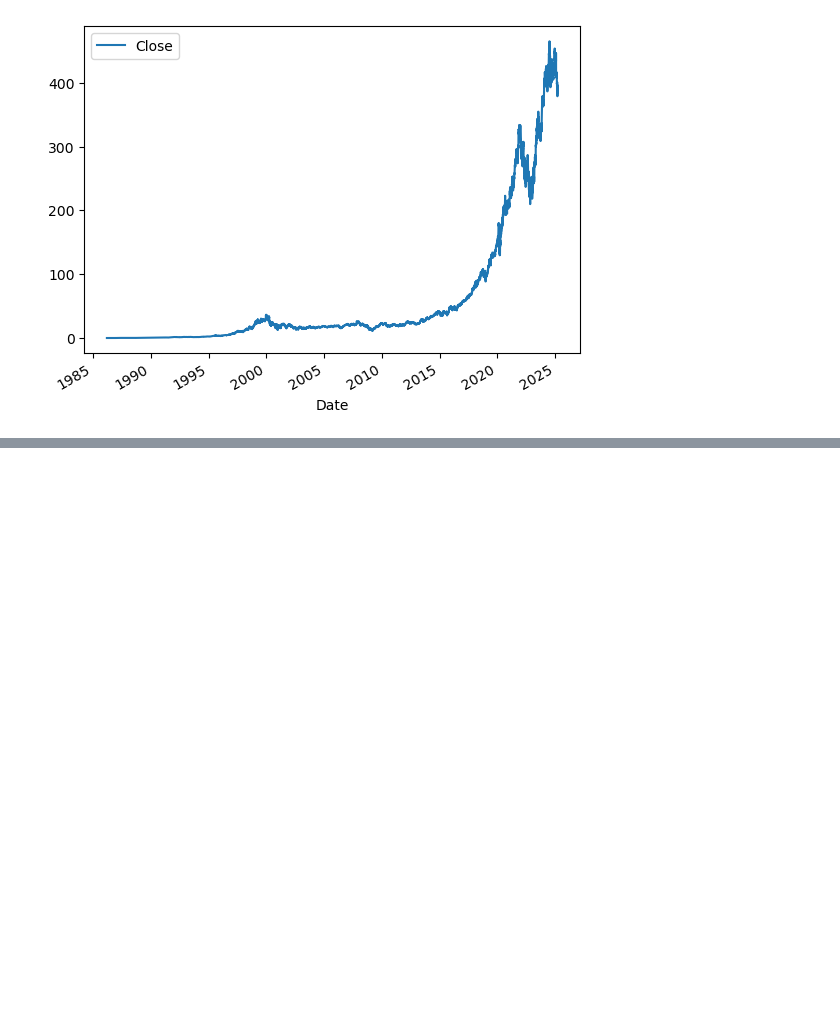
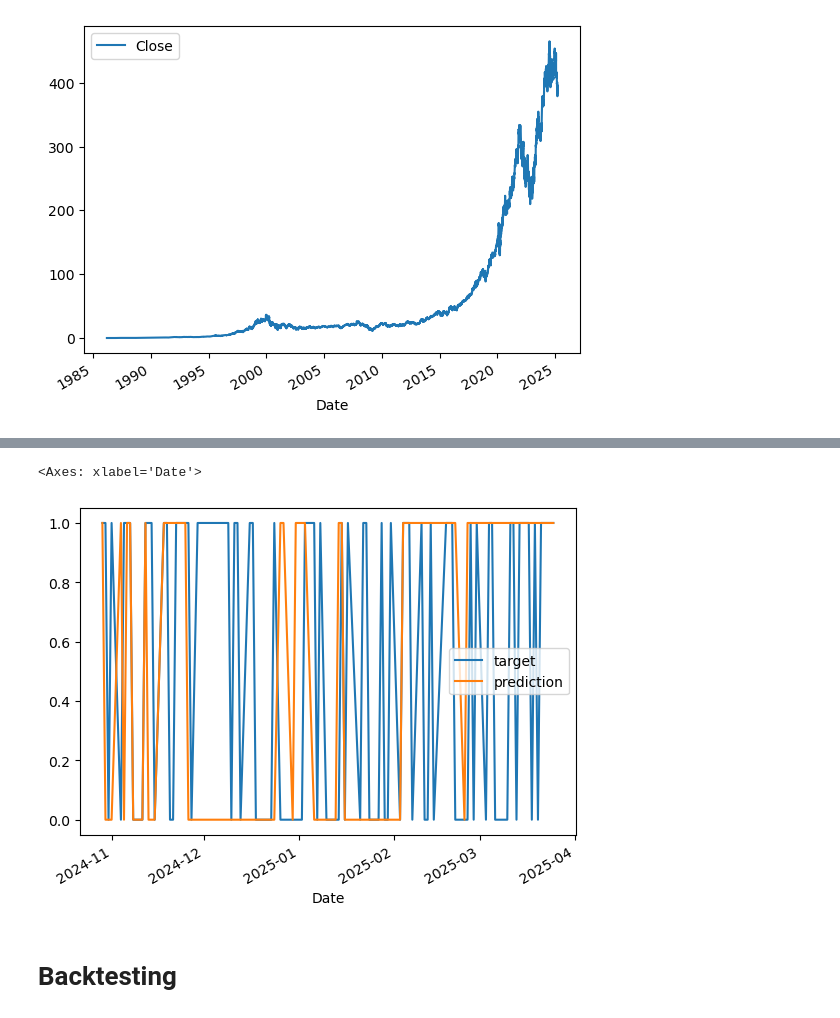
Before and after one commit to maddalenabin/ML-learning, a Jupyter notebook: 71-stocks-random-forest.ipynb, the cells around one changed output, grey strips where cells are left out. Cells and saved outputs as stored; diff of their text form; code cells hidden in the pictures; blank space fills up the shorter version.

```diff
--- a/71-stocks-random-forest.ipynb
+++ b/71-stocks-random-forest.ipynb
@@ -82,0 +182,3 @@ msft_hist.plot.line(y='Close', use_index=True)
+# %%
+# fit the model
+model.fit(train[predictors], train["Target"])
@@ -82,0 +193,2 @@ msft_hist.plot.line(y='Close', use_index=True)
+# %%
+preds = model.predict(test[predictors])
@@ -82,0 +204,2 @@ msft_hist.plot.line(y='Close', use_index=True)
+# %%
+preds = pd.Series(preds, index=test.index)
@@ -82,0 +229,2 @@ msft_hist.plot.line(y='Close', use_index=True)
+# %%
+combined = pd.concat({'target': test['Target'], 'prediction': preds}, axis=1)
@@ -82,0 +248,7 @@ msft_hist.plot.line(y='Close', use_index=True)
+# %%
+combined.plot()
+# %% [output]
+<Axes: xlabel='Date'>
+[figure, added]
+# %% [markdown]
+# Backtesting
```
Also changed, not shown: parts of 28 cells of this notebook.
